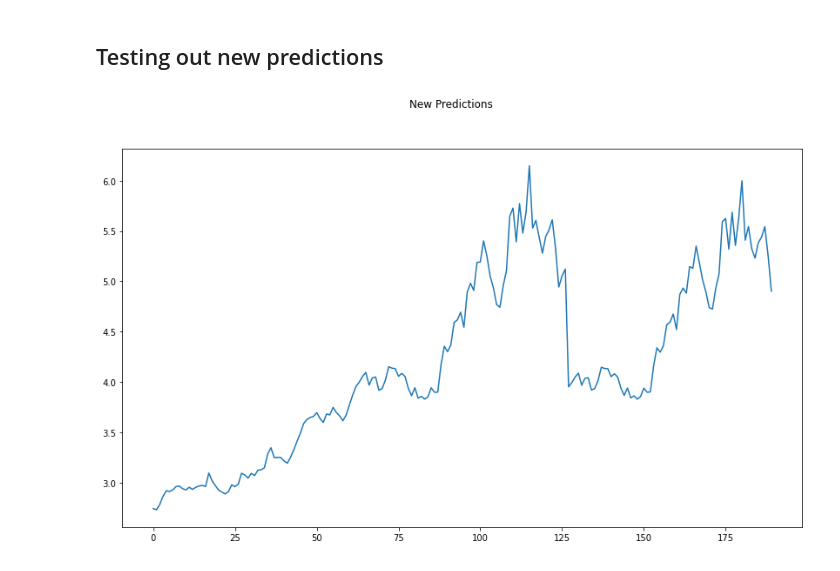
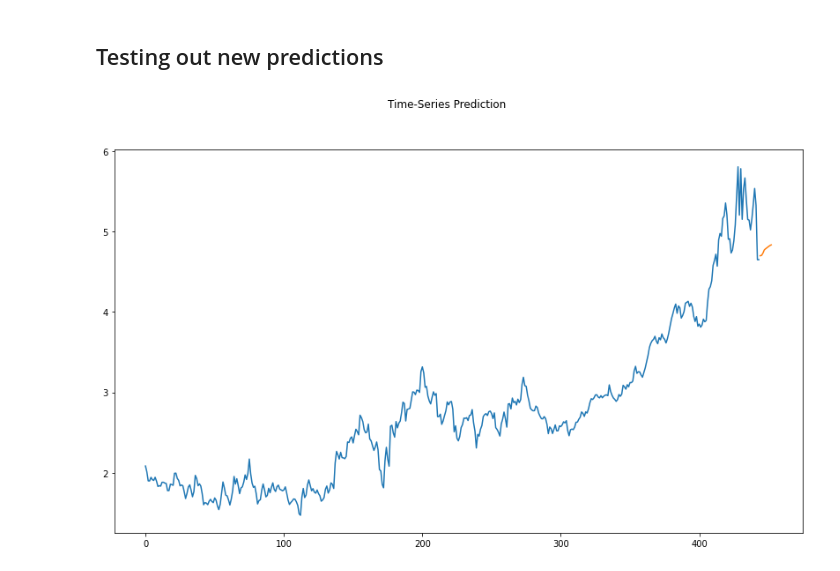
Before and after one commit to paolodelia99/ng-strategies, a Jupyter notebook: ml_based_strategies/NG_univ_forecast_RNN.ipynb, the cells around one changed output. Saved outputs shown, nothing was run; the diff lists cells and outputs as text; code cells hidden in the pictures.

```diff
--- a/ml_based_strategies/NG_univ_forecast_RNN.ipynb
+++ b/ml_based_strategies/NG_univ_forecast_RNN.ipynb
@@ -179,11 +199,31 @@ new_train_predict = lstm(new_data_X.to(device))
 new_data_predict = new_train_predict.to('cpu').data.numpy()
 
 new_data_predict = sc.inverse_transform(new_data_predict)
-
-plt.subplots(figsize=(14, 8))
-
-plt.plot(np.append(data_predict[train_size:len(X)], new_data_predict))
-plt.suptitle('New Predictions')
-plt.show()
-# %% [output]
-[figure, removed]
+# %%
+lstm.eval()
+new_predictions = []
+last_data_point = new_data_X[-1]
+
+for i in range(0, 10):
+  prediction = lstm(last_data_point.view(1, 63, 1).to(device)).to('cpu')
+  new_seq = torch.cat((last_data_point[1:last_data_point.shape[0], :], prediction), dim=0)
+  new_predictions.append(prediction.item())
+  last_data_point = new_seq
+
+new_predictions = np.array(new_predictions)
+# %%
+new_predictions = Variable(torch.Tensor(new_predictions)).view(len(new_predictions), 1).data.numpy()
+# %%
+plt.subplots(figsize=(14, 8))
+
+new_predictions = sc.inverse_transform(new_predictions)
+
+final_os_preds = np.append(new_data_predict, new_predictions)
+x = range(0, len(final_os_preds))
+
+plt.plot(x[0:len(new_data_predict)+1], final_os_preds[0:len(new_data_predict)+1])
+plt.plot(x[len(new_data_predict)+1:], final_os_preds[len(new_data_predict)+1:])
+plt.suptitle('Time-Series Prediction')
+plt.show()
+# %% [output]
+[figure, added]
```
Also changed, not shown: parts of 7 cells of this notebook.
